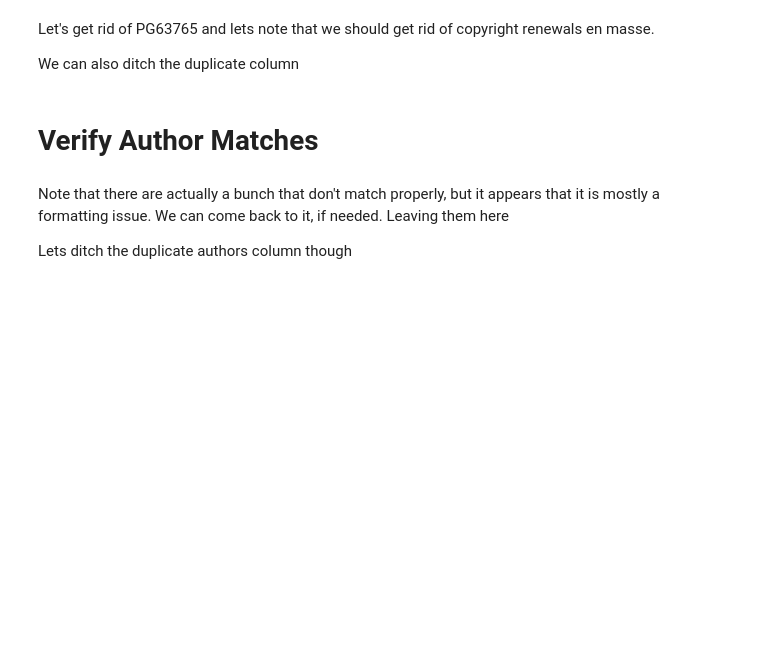
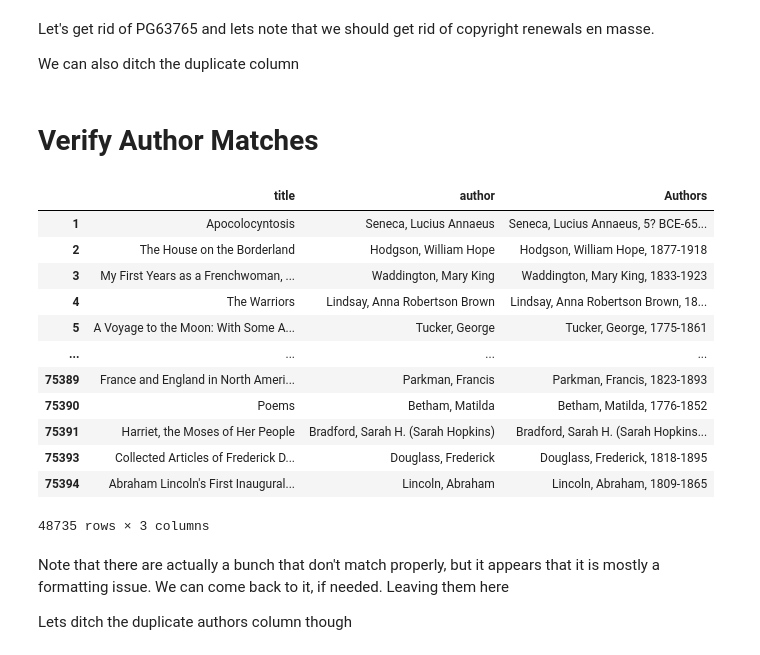
Before and after one commit to xHunterW/gutenberg_corpus_analysis, a Jupyter notebook: dataset_creator.ipynb, the cells around one changed output. Drawn from its saved outputs; the diff is of its cells as text; code cells hidden in the pictures; blank space fills up the shorter version.

```diff
--- a/dataset_creator.ipynb
+++ b/dataset_creator.ipynb
@@ -91,7 +136,22 @@ df.drop('title_pgc', axis=1, inplace=True)
 # %% [markdown]
 # Verify Author Matches
 # %%
-dont_match, attribute_errors = dataset_filtering.compare_columns(df, 'author', 'Authors')#['author']
+dont_match, attribute_errors = dataset_filtering.compare_columns(df, 'author', 'Authors')
+dont_match[['title','author','Authors']]
+# %% [output]
+|  | title | author | Authors |
+| 1 | Apocolocyntosis | Seneca, Lucius Annaeus | Seneca, Lucius Annaeus, 5? BCE-65... |
+| 2 | The House on the Borderland | Hodgson, William Hope | Hodgson, William Hope, 1877-1918 |
+| 3 | My First Years as a Frenchwoman, ... | Waddington, Mary King | Waddington, Mary King, 1833-1923 |
+| 4 | The Warriors | Lindsay, Anna Robertson Brown | Lindsay, Anna Robertson Brown, 18... |
+| 5 | A Voyage to the Moon: With Some A... | Tucker, George | Tucker, George, 1775-1861 |
+| ... | ... | ... | ... |
+| 75389 | France and England in North Ameri... | Parkman, Francis | Parkman, Francis, 1823-1893 |
+| 75390 | Poems | Betham, Matilda | Betham, Matilda, 1776-1852 |
+| 75391 | Harriet, the Moses of Her People | Bradford, Sarah H. (Sarah Hopkins) | Bradford, Sarah H. (Sarah Hopkins... |
+| 75393 | Collected Articles of Frederick D... | Douglass, Frederick | Douglass, Frederick, 1818-1895 |
+| 75394 | Abraham Lincoln's First Inaugural... | Lincoln, Abraham | Lincoln, Abraham, 1809-1865 |
+48735 rows × 3 columns
 # %% [markdown]
 Note that there are actually a bunch that don't match properly, but it appears that it is mostly a formatting issue.  We can come back to it, if needed.  Leaving them here
 
```
Also changed, not shown: parts of 26 cells of this notebook, 1 other file.
